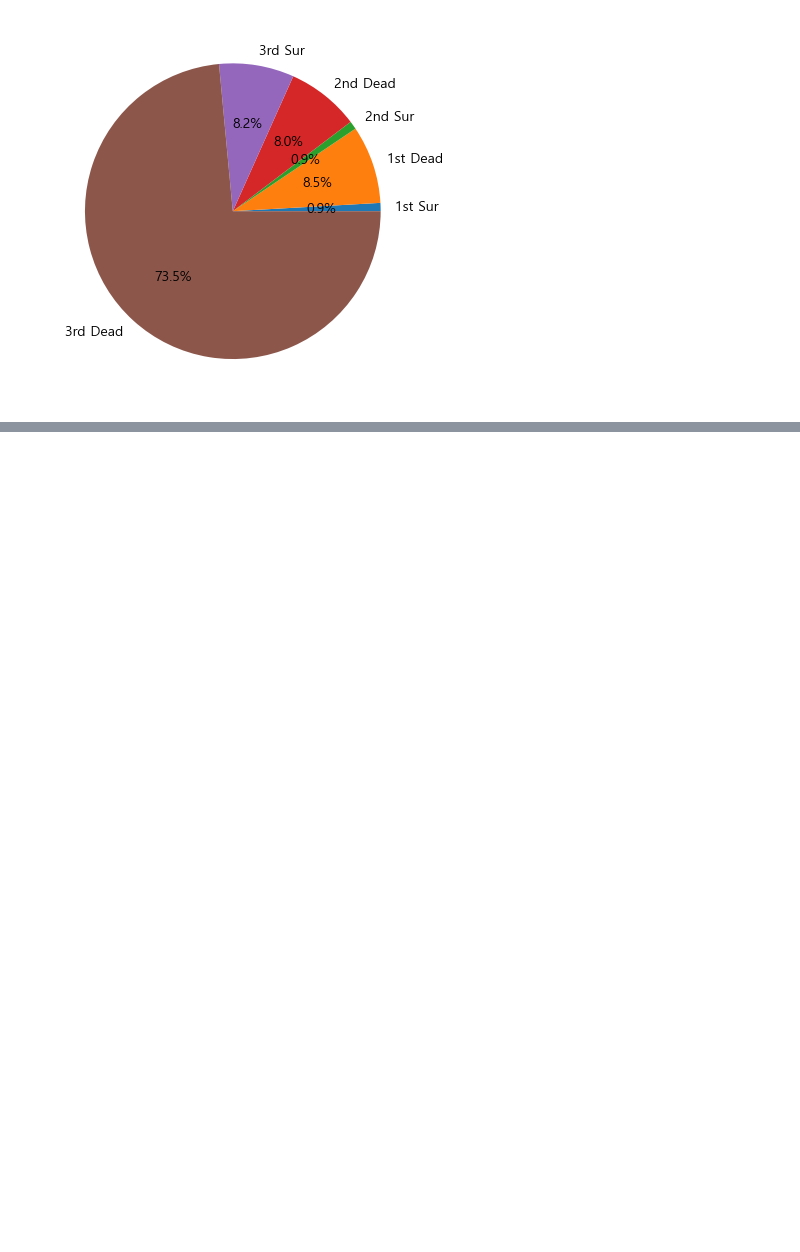
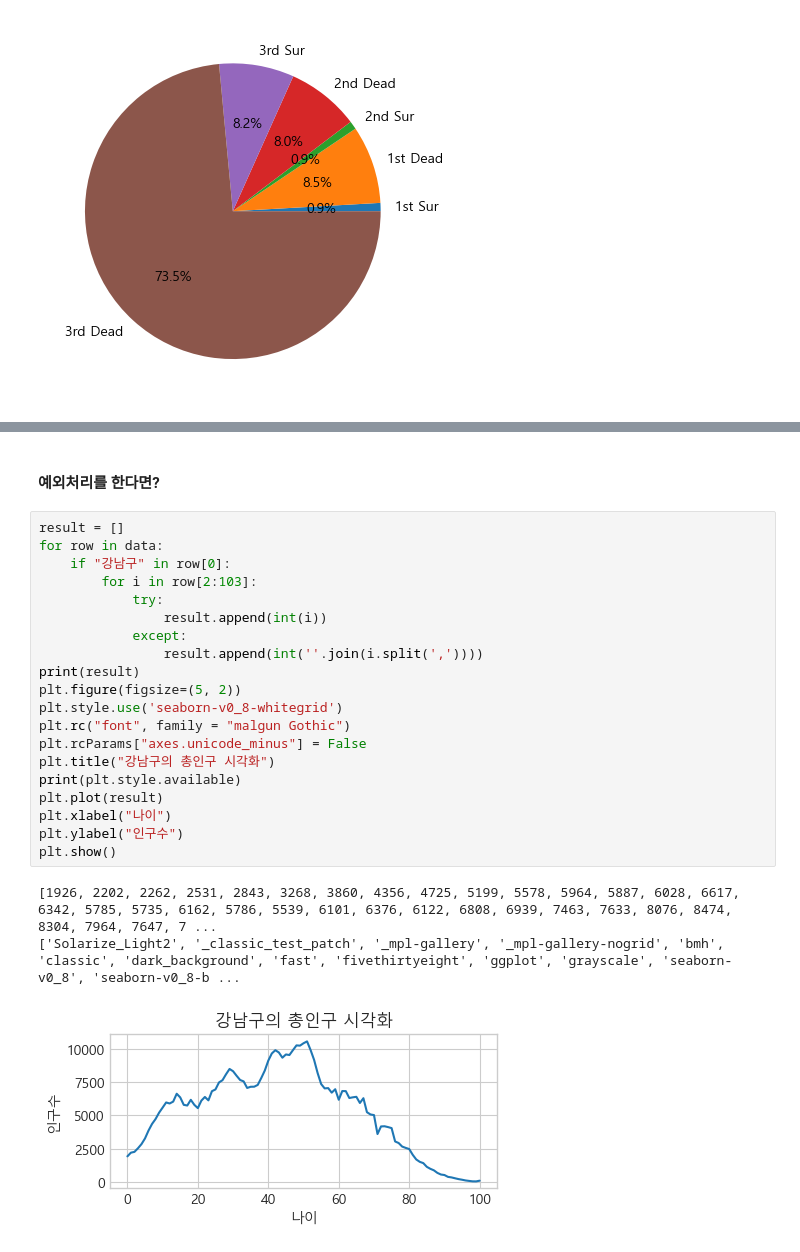
Before and after one commit to dnjeh/python, a Jupyter notebook: SRHclassHa!/20231130.ipynb, the cells around one changed output, grey strips where cells are left out. Drawn from its saved outputs; the diff is of its cells as text; blank space fills up the shorter version.

```diff
--- a/SRHclassHa!/20231130.ipynb
+++ b/SRHclassHa!/20231130.ipynb
@@ -179,0 +242,26 @@ plt.show()
+# %% [markdown]
+#### 예외처리를 한다면?
+# %%
+result = []
+for row in data:
+    if "강남구" in row[0]:
+        for i in row[2:103]:
+            try:
+                result.append(int(i))
+            except:
+                result.append(int(''.join(i.split(','))))
+print(result)
+plt.figure(figsize=(5, 2))
+plt.style.use('seaborn-v0_8-whitegrid')
+plt.rc("font", family = "malgun Gothic")
+plt.rcParams["axes.unicode_minus"] = False
+plt.title("강남구의 총인구 시각화")
+print(plt.style.available)
+plt.plot(result)
+plt.xlabel("나이")
+plt.ylabel("인구수")
+plt.show()
+# %% [output]
+[1926, 2202, 2262, 2531, 2843, 3268, 3860, 4356, 4725, 5199, 5578, 5964, 5887, 6028, 6617, 6342, 5785, 5735, 6162, 5786, 5539, 6101, 6376, 6122, 6808, 6939, 7463, 7633, 8076, 8474, 8304, 7964, 7647, 7 ...
+['Solarize_Light2', '_classic_test_patch', '_mpl-gallery', '_mpl-gallery-nogrid', 'bmh', 'classic', 'dark_background', 'fast', 'fivethirtyeight', 'ggplot', 'grayscale', 'seaborn-v0_8', 'seaborn-v0_8-b ...
+[figure, added]
```
Also changed, not shown: parts of 10 cells of this notebook, 1 other file.
